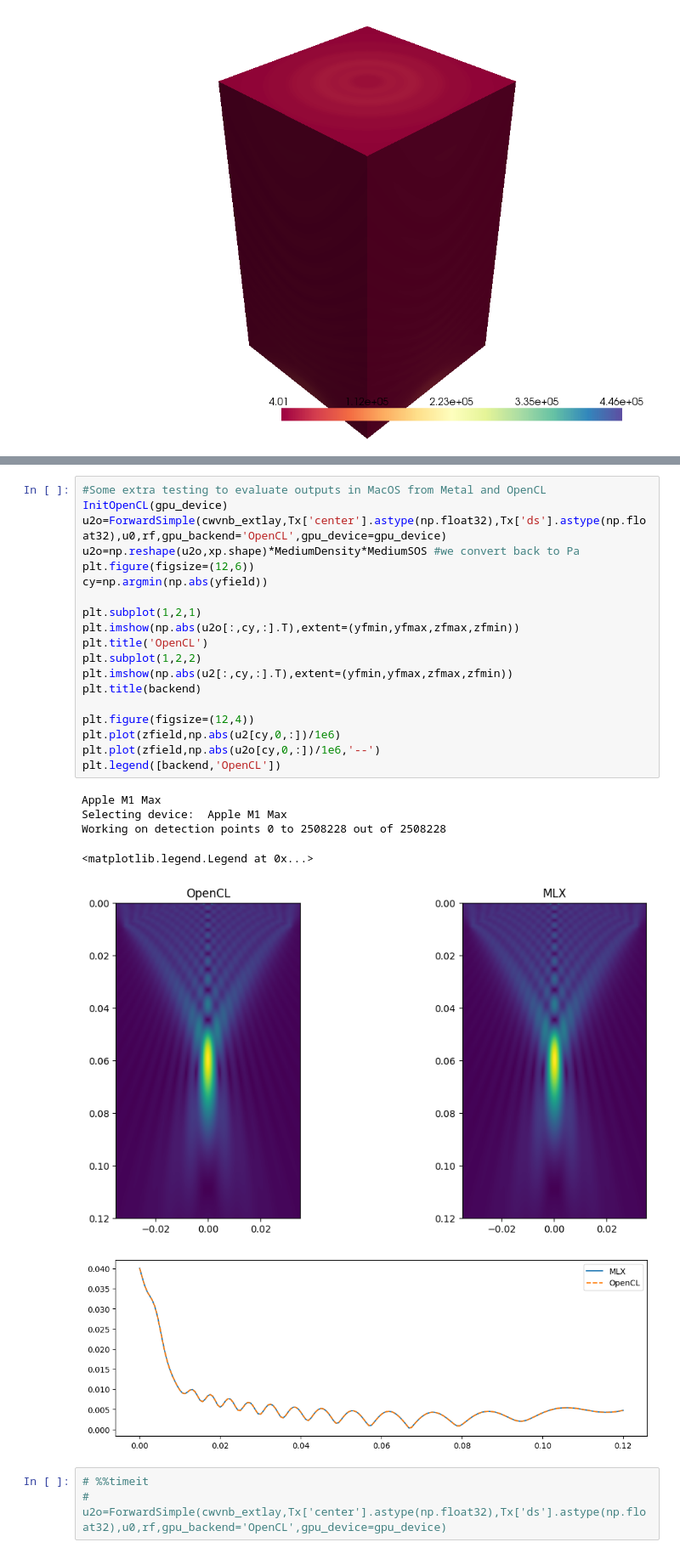
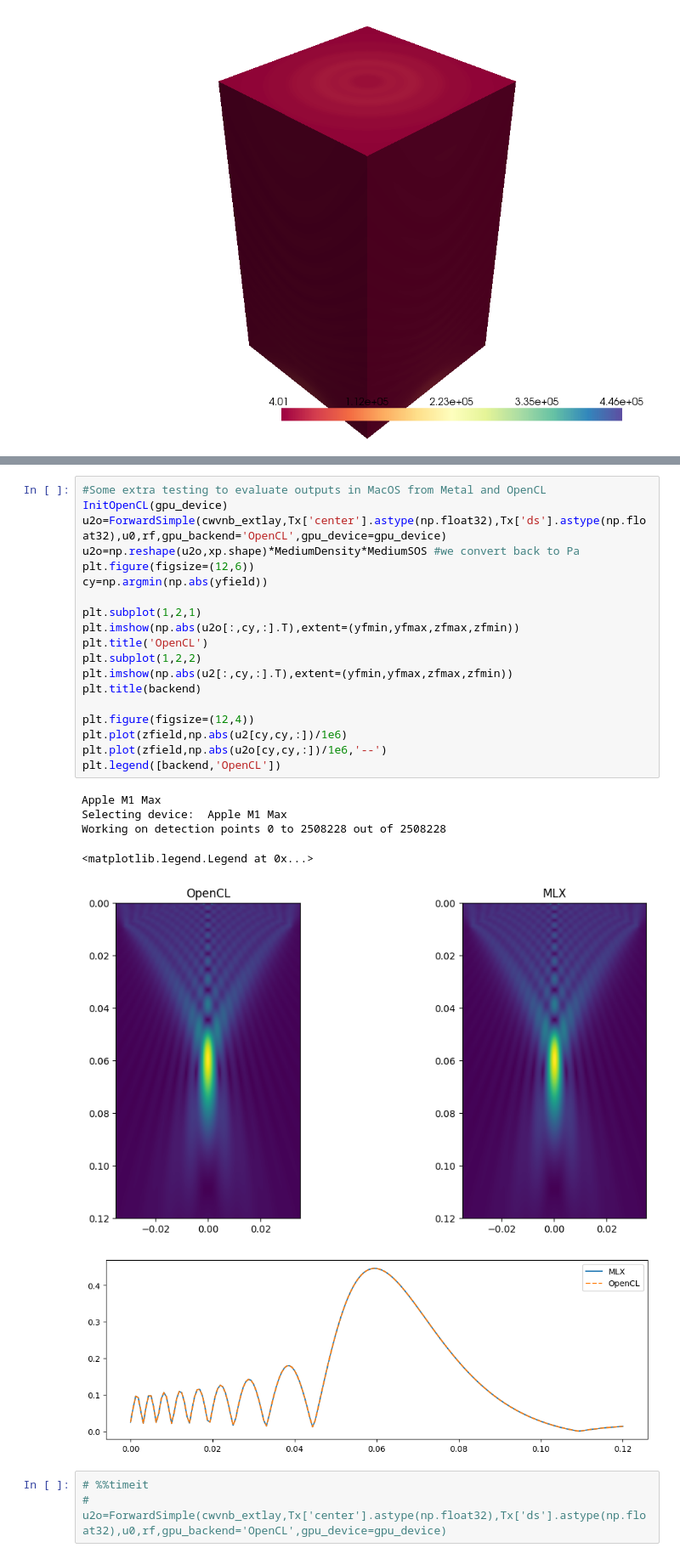
Before and after one commit to ProteusMRIgHIFU/BabelViscoFDTD, a Jupyter notebook: Tutorial Notebooks/Tools -1 - Rayleigh Integral.ipynb, the cells around one changed output, grey strips where cells are left out. Shown at 85% size. Saved outputs shown, nothing was run; the diff lists cells and outputs as text.

```diff
--- a/Tutorial Notebooks/Tools -1 - Rayleigh Integral.ipynb
+++ b/Tutorial Notebooks/Tools -1 - Rayleigh Integral.ipynb
@@ -162,29 +162,29 @@ You can adjust the view, and should be able to see a plot similar this one
 # %%
 #Some extra testing to evaluate outputs in MacOS from Metal and OpenCL
 InitOpenCL(gpu_device)
 u2o=ForwardSimple(cwvnb_extlay,Tx['center'].astype(np.float32),Tx['ds'].astype(np.float32),u0,rf,gpu_backend='OpenCL',gpu_device=gpu_device)
 u2o=np.reshape(u2o,xp.shape)*MediumDensity*MediumSOS #we convert back to Pa
 plt.figure(figsize=(12,6))
 cy=np.argmin(np.abs(yfield))
 
 plt.subplot(1,2,1)
 plt.imshow(np.abs(u2o[:,cy,:].T),extent=(yfmin,yfmax,zfmax,zfmin))
 plt.title('OpenCL')
 plt.subplot(1,2,2)
 plt.imshow(np.abs(u2[:,cy,:].T),extent=(yfmin,yfmax,zfmax,zfmin))
 plt.title(backend)
 
 plt.figure(figsize=(12,4))
-plt.plot(zfield,np.abs(u2[cy,0,:])/1e6)
-plt.plot(zfield,np.abs(u2o[cy,0,:])/1e6,'--')
+plt.plot(zfield,np.abs(u2[cy,cy,:])/1e6)
+plt.plot(zfield,np.abs(u2o[cy,cy,:])/1e6,'--')
 plt.legend([backend,'OpenCL'])
 # %% [output]
 Apple M1 Max
 Selecting device:  Apple M1 Max
 Working on detection points 0 to 2508228 out of 2508228
 <matplotlib.legend.Legend at 0x...>
 [figure]
-[figure, old version]
+[figure, new version]
 # %%
 # %%timeit
 # u2o=ForwardSimple(cwvnb_extlay,Tx['center'].astype(np.float32),Tx['ds'].astype(np.float32),u0,rf,gpu_backend='OpenCL',gpu_device=gpu_device)
```
Also changed, not shown: parts of 1 cell of this notebook, 2 other files.
